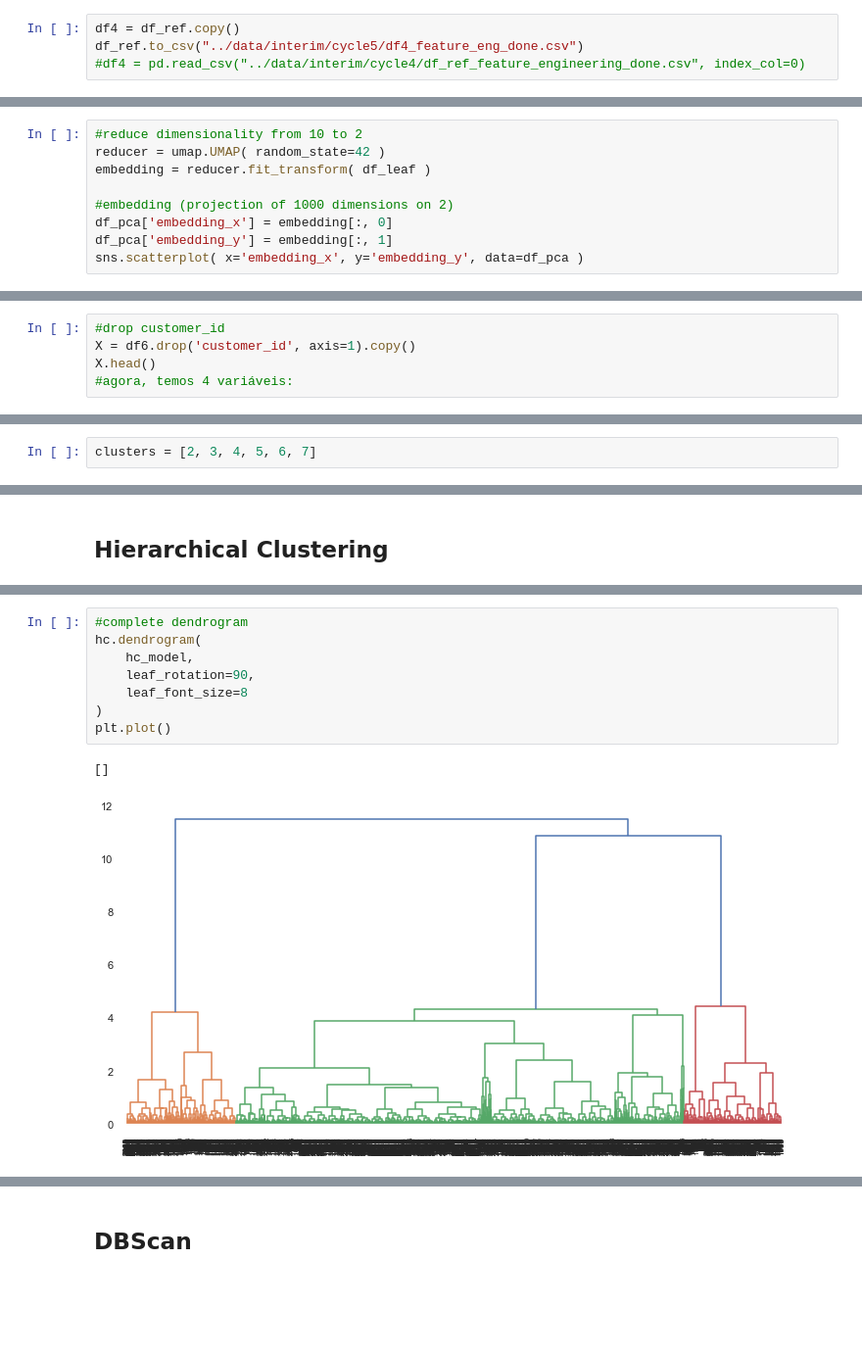
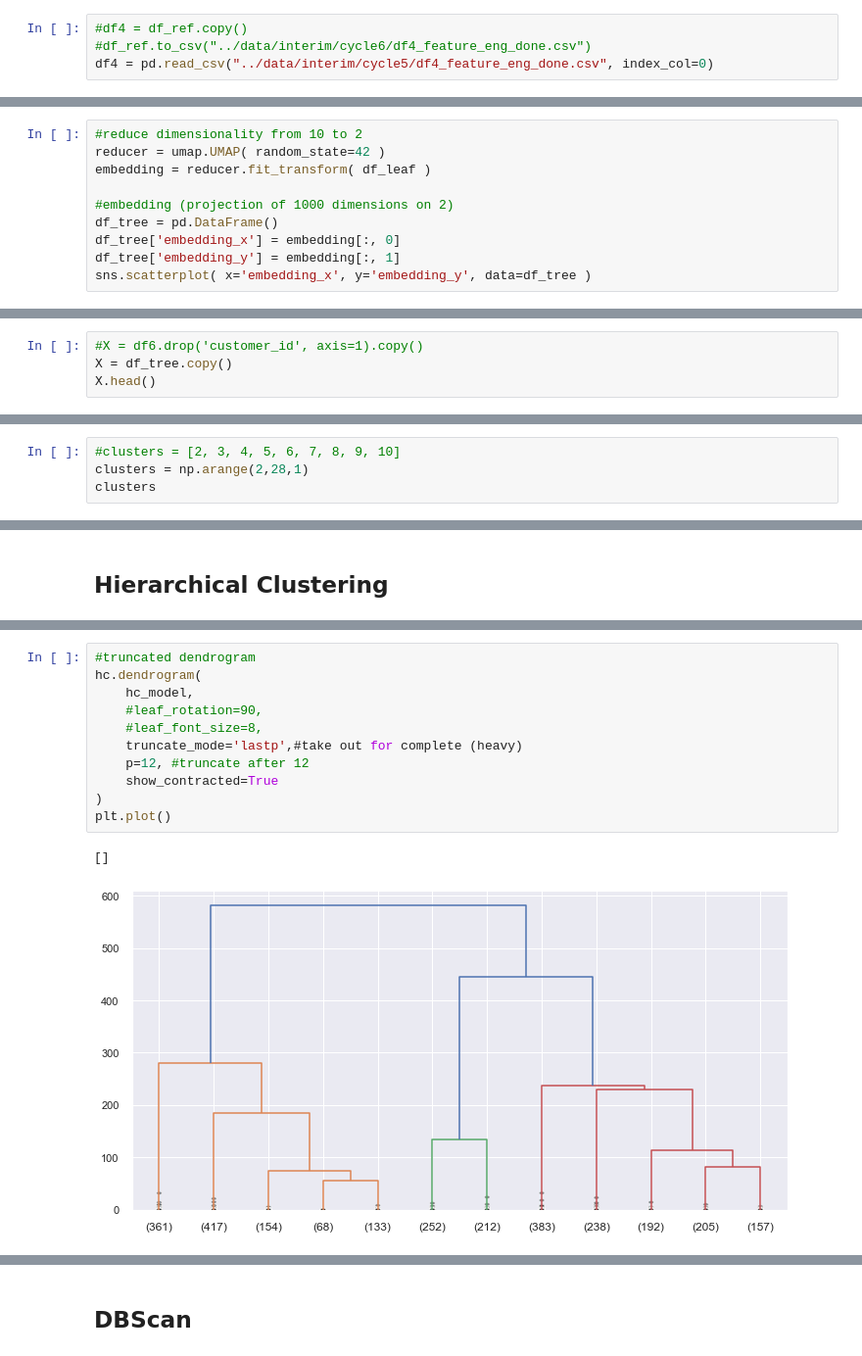
Before and after one commit to nortonvanz/Fidelity-Program, a Jupyter notebook: notebooks/6.0-nmv-end-to-end-fidelity-program-clustering.ipynb, the cells around one changed output, grey strips where cells are left out. Shown at 98% size. Drawn from its saved outputs; the diff is of its cells as text; blank space fills up the shorter version.

```diff
--- a/notebooks/6.0-nmv-end-to-end-fidelity-program-clustering.ipynb
+++ b/notebooks/6.0-nmv-end-to-end-fidelity-program-clustering.ipynb
@@ -1923,9 +1931,9 @@ df_ref
 # %% [markdown]
 # EDA
 # %%
-df4 = df_ref.copy()
-df_ref.to_csv("../data/interim/cycle5/df4_feature_eng_done.csv")
-#df4 = pd.read_csv("../data/interim/cycle4/df_ref_feature_engineering_done.csv", index_col=0)
+#df4 = df_ref.copy()
+#df_ref.to_csv("../data/interim/cycle6/df4_feature_eng_done.csv")
+df4 = pd.read_csv("../data/interim/cycle5/df4_feature_eng_done.csv", index_col=0)
 # %%
 df4.head()
 # %% [output]
@@ -2350,8 +2349,9 @@ reducer = umap.UMAP( random_state=42 )
 embedding = reducer.fit_transform( df_leaf )
 
 #embedding (projection of 1000 dimensions on 2)
-df_pca['embedding_x'] = embedding[:, 0]
-df_pca['embedding_y'] = embedding[:, 1]
-sns.scatterplot( x='embedding_x', y='embedding_y', data=df_pca )
+df_tree = pd.DataFrame()
+df_tree['embedding_x'] = embedding[:, 0]
+df_tree['embedding_y'] = embedding[:, 1]
+sns.scatterplot( x='embedding_x', y='embedding_y', data=df_tree )
 # %% [output]
 <AxesSubplot:xlabel='embedding_x', ylabel='embedding_y'>
@@ -2414,8 +2461,7 @@ df6 = df5.copy()
 # %% [markdown]
 # Hyperparameter Fine-Tuning
 # %%
-#drop customer_id
-X = df6.drop('customer_id', axis=1).copy()
+#X = df6.drop('customer_id', axis=1).copy()
+X = df_tree.copy()
 X.head()
-#agora, temos 4 variáveis:
 # %% [output]
@@ -2428,2 +2474,4 @@ X.head()
 # %%
-clusters = [2, 3, 4, 5, 6, 7]
+#clusters = [2, 3, 4, 5, 6, 7, 8, 9, 10]
+clusters = np.arange(2,28,1)
+clusters
@@ -2533,11 +2556,14 @@ plt.title('Silhouette Score x K');
 # %%
-#complete dendrogram
+#truncated dendrogram
 hc.dendrogram(
     hc_model,
-    leaf_rotation=90,
-    leaf_font_size=8
+    #leaf_rotation=90,
+    #leaf_font_size=8,
+    truncate_mode='lastp',#take out for complete (heavy)
+    p=12, #truncate after 12
+    show_contracted=True
 )
 plt.plot()
 # %% [output]
 []
-[figure, old version]
+[figure, new version]
```
Also changed, not shown: parts of 79 cells of this notebook.
